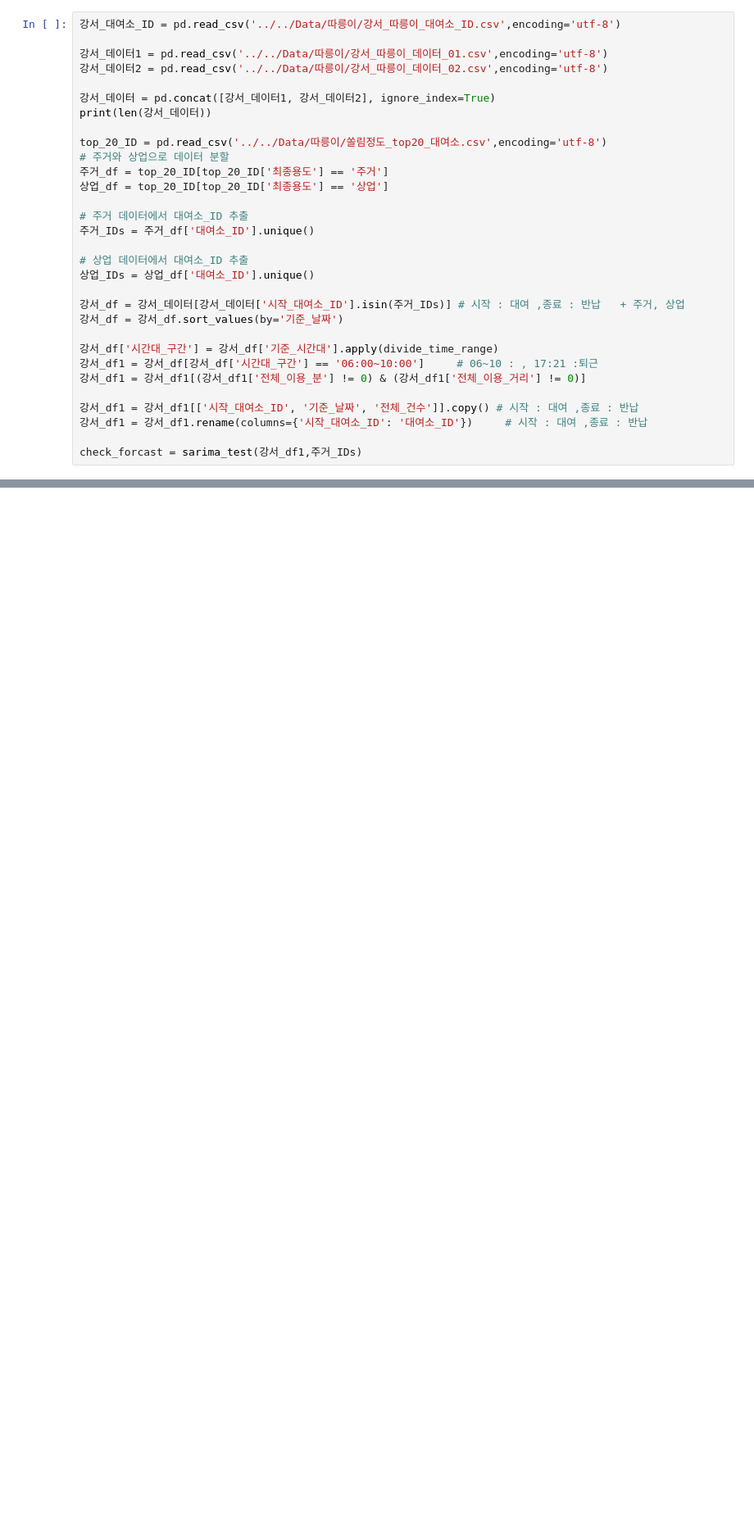
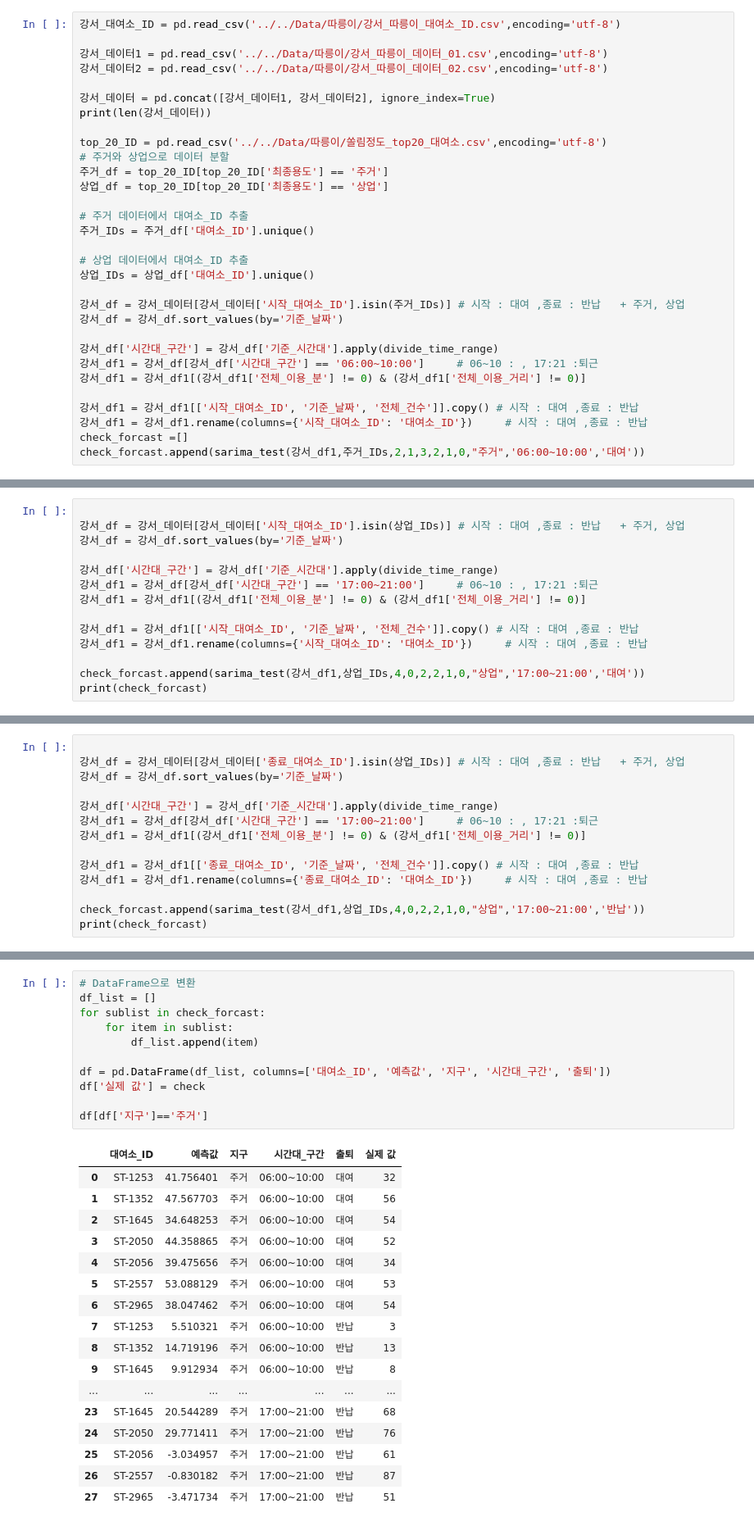
Before and after one commit to minseokpark6/SemiProject_Group3, a Jupyter notebook: Code/choiinwoo/20240508_1자료.ipynb, the cells around one changed output, grey strips where cells are left out. Shown: that part at 82% size. Saved outputs shown, nothing was run; the diff lists cells and outputs as text; blank space fills up the shorter version.

```diff
--- a/Code/choiinwoo/20240508_1자료.ipynb
+++ b/Code/choiinwoo/20240508_1자료.ipynb
@@ -83,8 +95,8 @@ top_20_ID = pd.read_csv('../../Data/따릉이/쏠림정도_top20_대여소.csv',
 
 강서_df1 = 강서_df1[['시작_대여소_ID', '기준_날짜', '전체_건수']].copy() # 시작 : 대여 ,종료 : 반납
 강서_df1 = 강서_df1.rename(columns={'시작_대여소_ID': '대여소_ID'})     # 시작 : 대여 ,종료 : 반납
-
-check_forcast = sarima_test(강서_df1,주거_IDs)
+check_forcast =[]
+check_forcast.append(sarima_test(강서_df1,주거_IDs,2,1,3,2,1,0,"주거",'06:00~10:00','대여'))
 # %% [output]
 3385613
 A value is trying to be set on a copy of a slice from a DataFrame.
@@ -189,0 +313,14 @@ check_forcast1
+# %%
+
+강서_df = 강서_데이터[강서_데이터['시작_대여소_ID'].isin(상업_IDs)] # 시작 : 대여 ,종료 : 반납   + 주거, 상업
+강서_df = 강서_df.sort_values(by='기준_날짜')
+
+강서_df['시간대_구간'] = 강서_df['기준_시간대'].apply(divide_time_range)
+강서_df1 = 강서_df[강서_df['시간대_구간'] == '17:00~21:00']     # 06~10 : , 17:21 :퇴근
+강서_df1 = 강서_df1[(강서_df1['전체_이용_분'] != 0) & (강서_df1['전체_이용_거리'] != 0)]
+
+강서_df1 = 강서_df1[['시작_대여소_ID', '기준_날짜', '전체_건수']].copy() # 시작 : 대여 ,종료 : 반납
+강서_df1 = 강서_df1.rename(columns={'시작_대여소_ID': '대여소_ID'})     # 시작 : 대여 ,종료 : 반납
+
+check_forcast.append(sarima_test(강서_df1,상업_IDs,4,0,2,2,1,0,"상업",'17:00~21:00','대여'))
+print(check_forcast)
@@ -189,0 +349,14 @@ check_forcast1
+# %%
+
+강서_df = 강서_데이터[강서_데이터['종료_대여소_ID'].isin(상업_IDs)] # 시작 : 대여 ,종료 : 반납   + 주거, 상업
+강서_df = 강서_df.sort_values(by='기준_날짜')
+
+강서_df['시간대_구간'] = 강서_df['기준_시간대'].apply(divide_time_range)
+강서_df1 = 강서_df[강서_df['시간대_구간'] == '17:00~21:00']     # 06~10 : , 17:21 :퇴근
+강서_df1 = 강서_df1[(강서_df1['전체_이용_분'] != 0) & (강서_df1['전체_이용_거리'] != 0)]
+
+강서_df1 = 강서_df1[['종료_대여소_ID', '기준_날짜', '전체_건수']].copy() # 시작 : 대여 ,종료 : 반납
+강서_df1 = 강서_df1.rename(columns={'종료_대여소_ID': '대여소_ID'})     # 시작 : 대여 ,종료 : 반납
+
+check_forcast.append(sarima_test(강서_df1,상업_IDs,4,0,2,2,1,0,"상업",'17:00~21:00','반납'))
+print(check_forcast)
@@ -189,0 +422,29 @@ check_forcast1
+# %%
+# DataFrame으로 변환
+df_list = []
+for sublist in check_forcast:
+    for item in sublist:
+        df_list.append(item)
+
+df = pd.DataFrame(df_list, columns=['대여소_ID', '예측값', '지구', '시간대_구간', '출퇴'])
+df['실제 값'] = check
+
+df[df['지구']=='주거']
+# %% [output]
+|  | 대여소_ID | 예측값 | 지구 | 시간대_구간 | 출퇴 | 실제 값 |
+| 0 | ST-1253 | 41.756401 | 주거 | 06:00~10:00 | 대여 | 32 |
+| 1 | ST-1352 | 47.567703 | 주거 | 06:00~10:00 | 대여 | 56 |
+| 2 | ST-1645 | 34.648253 | 주거 | 06:00~10:00 | 대여 | 54 |
+| 3 | ST-2050 | 44.358865 | 주거 | 06:00~10:00 | 대여 | 52 |
+| 4 | ST-2056 | 39.475656 | 주거 | 06:00~10:00 | 대여 | 34 |
+| 5 | ST-2557 | 53.088129 | 주거 | 06:00~10:00 | 대여 | 53 |
+| 6 | ST-2965 | 38.047462 | 주거 | 06:00~10:00 | 대여 | 54 |
+| 7 | ST-1253 | 5.510321 | 주거 | 06:00~10:00 | 반납 | 3 |
+| 8 | ST-1352 | 14.719196 | 주거 | 06:00~10:00 | 반납 | 13 |
+| 9 | ST-1645 | 9.912934 | 주거 | 06:00~10:00 | 반납 | 8 |
+| ... | ... | ... | ... | ... | ... | ... |
+| 23 | ST-1645 | 20.544289 | 주거 | 17:00~21:00 | 반납 | 68 |
+| 24 | ST-2050 | 29.771411 | 주거 | 17:00~21:00 | 반납 | 76 |
+| 25 | ST-2056 | -3.034957 | 주거 | 17:00~21:00 | 반납 | 61 |
+| 26 | ST-2557 | -0.830182 | 주거 | 17:00~21:00 | 반납 | 87 |
+| 27 | ST-2965 | -3.471734 | 주거 | 17:00~21:00 | 반납 | 51 |
```
Also changed, not shown: parts of 22 cells of this notebook.
